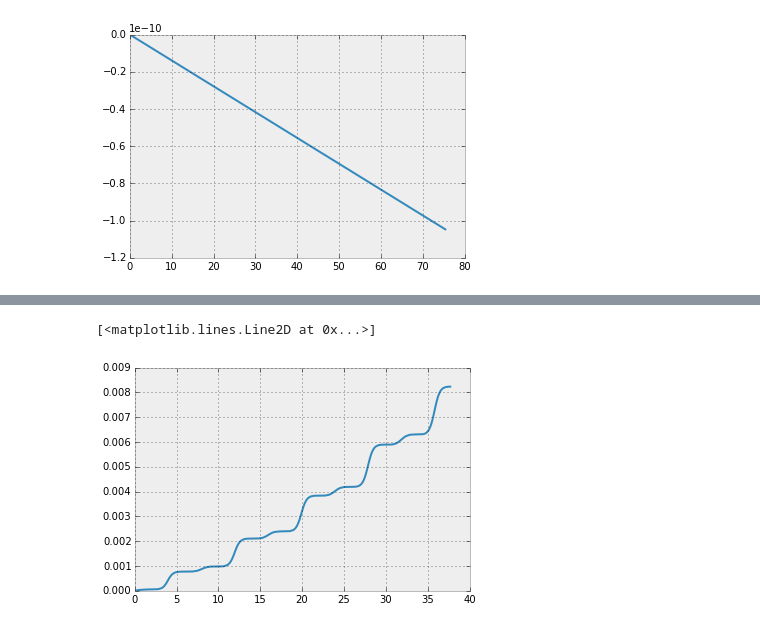
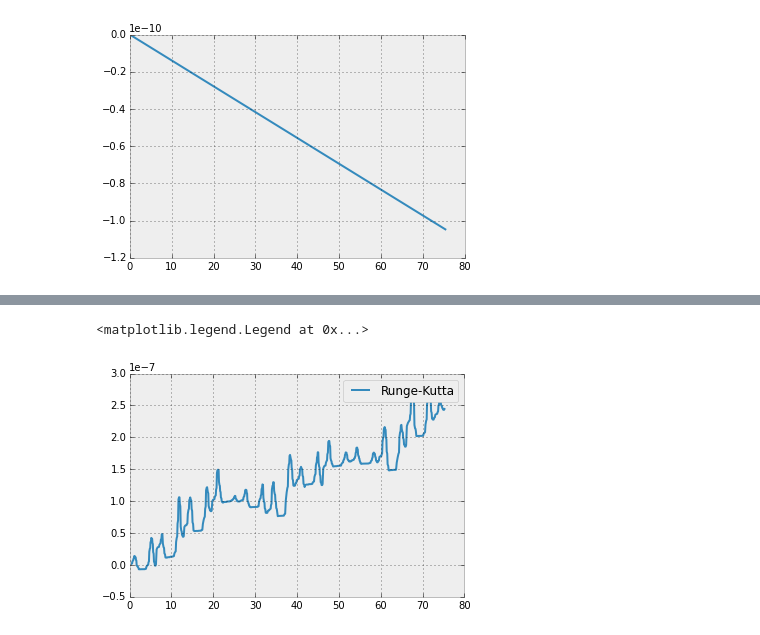
Before and after one commit to nordam/ComputationalPhysics, a Jupyter notebook: Notebooks/ODE.ipynb, the cells around one changed output, grey strips where cells are left out. Cells and saved outputs as stored; diff of their text form; code cells hidden in the pictures.

```diff
--- a/Notebooks/ODE.ipynb
+++ b/Notebooks/ODE.ipynb
@@ -820,7 +821,7 @@ def variableIntegrate(Tmax, h0, tol, integrator):
 
 Tmax = 12*np.pi
 h0   = 1e-1
-tol  = 1e-6
+tol  = 1e-4
 
 # Figure parameters
 plt.figure(figsize = (12,6))
@@ -830,14 +831,14 @@ alpha = 0.9
 tic = time()
 Tr, Xr, Vr = variableIntegrate(Tmax, h0, tol, rungeKutta)
 toc = time()
-print('Runge-Kutta, steps: ', len(Tr), 'time: ', toc - tic)
+print('Runge-Kutta, steps: ', 2*len(Tr), 'time: ', toc - tic)
 plt.plot(Xr[:,0], Xr[:,1], label = 'Runge Kutta', lw = linewidth, alpha = alpha)
 plt.scatter(Xr[:,0], Xr[:,1], marker = 'o', s = 20, color = 'r')
 
 tic = time()
 Te, Xe, Ve = variableIntegrate(Tmax, h0, tol, forwardEuler)
 toc = time()
-print('Forward Euler, steps: ', len(Te), 'time: ', toc - tic)
+print('Forward Euler, steps: ', 2*len(Te), 'time: ', toc - tic)
 plt.plot(Xe[:,0], Xe[:,1], label = 'Forward Euler', lw = linewidth, alpha = alpha)
 plt.scatter(Xe[:,0], Xe[:,1], marker = 'o', s = 20, color = 'r')
 
@@ -854,0 +856,7 @@ plt.plot(T[1:], T[1:]-T[:-1], marker = '.')
+# %%
+# Check conservation of energy
+# Plot E(t)/E(t=0) - 1
+for V, T, label in [(Vr, Tr, 'Runge-Kutta'), (Ve, Te, 'Forward Euler')]:
+    E0 = 0.5*(V[0,0]**2+V[0,1]**2+V[0,2]**2)
+    plt.plot(T, 0.5*(V[:,0]**2+V[:,1]**2+V[:,2]**2)/E0-1, label = label)
+plt.legend()
@@ -855,9 +1229,10 @@ plt.plot(T[1:], T[1:]-T[:-1], marker = '.')
 # %%
 # Check conservation of energy
 # Plot E(t)/E(t=0) - 1
-
-E0 = 0.5*(V[0,0]**2+V[0,1]**2+V[0,2]**2)
-plt.plot(T, 0.5*(V[:,0]**2+V[:,1]**2+V[:,2]**2)/E0-1)
+for V, T, label in [(Vr, Tr, 'Runge-Kutta')]:
+    E0 = 0.5*(V[0,0]**2+V[0,1]**2+V[0,2]**2)
+    plt.plot(T, 0.5*(V[:,0]**2+V[:,1]**2+V[:,2]**2)/E0-1, label = label)
+plt.legend()
 # %% [output]
-[<matplotlib.lines.Line2D at 0x...>]
+<matplotlib.legend.Legend at 0x...>
-[figure, old version]
+[figure, new version]
```
Also changed, not shown: parts of 9 cells of this notebook, 3 other files.
